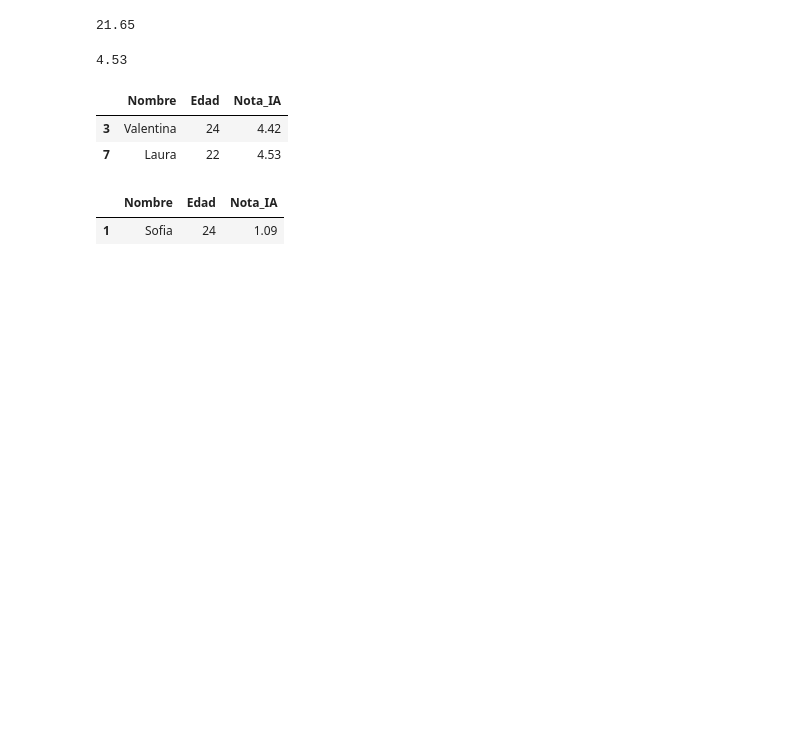
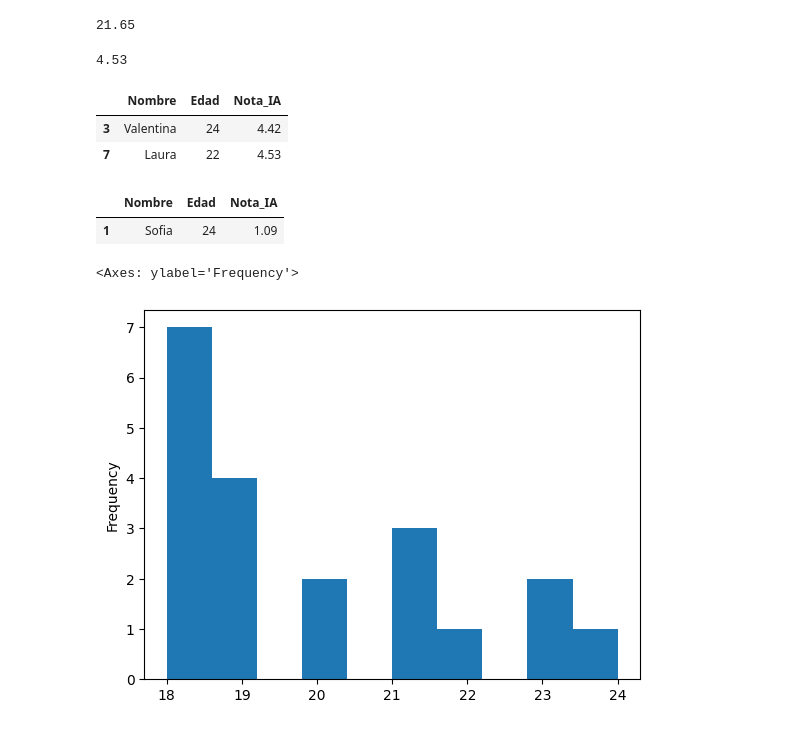
Before and after one commit to MiguelVargaszzz/ClaseInteligenciaArtificial, a Jupyter notebook: EDA_Apuntes_de_Clase.ipynb, the cells around one changed output. Cells and saved outputs as stored; diff of their text form; code cells hidden in the pictures; blank space fills up the shorter version.

```diff
--- a/EDA_Apuntes_de_Clase.ipynb
+++ b/EDA_Apuntes_de_Clase.ipynb
@@ -178,3 +178,10 @@ alumnos[alumnos.Nombre=="Sofia"]
 # %% [output]
 |  | Nombre | Edad | Nota_IA |
 | 1 | Sofia | 24 | 1.09 |
+# %%
+#Pandas
+
+alumnos.Edad.plot(kind="hist")
+# %% [output]
+<Axes: ylabel='Frequency'>
+[figure, added]
```
Also changed, not shown: parts of 4 cells of this notebook.
